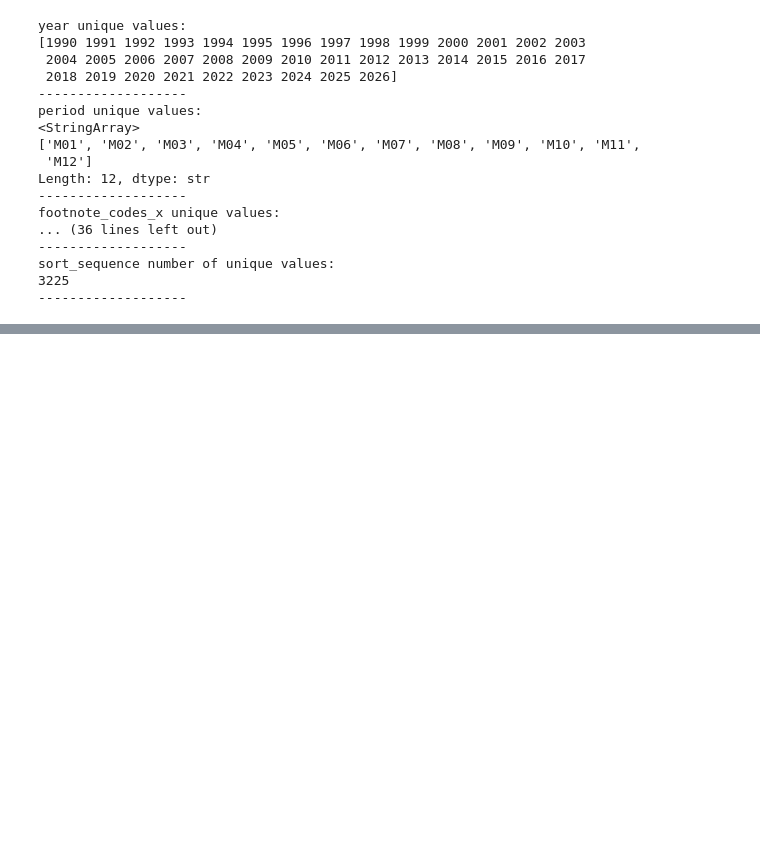
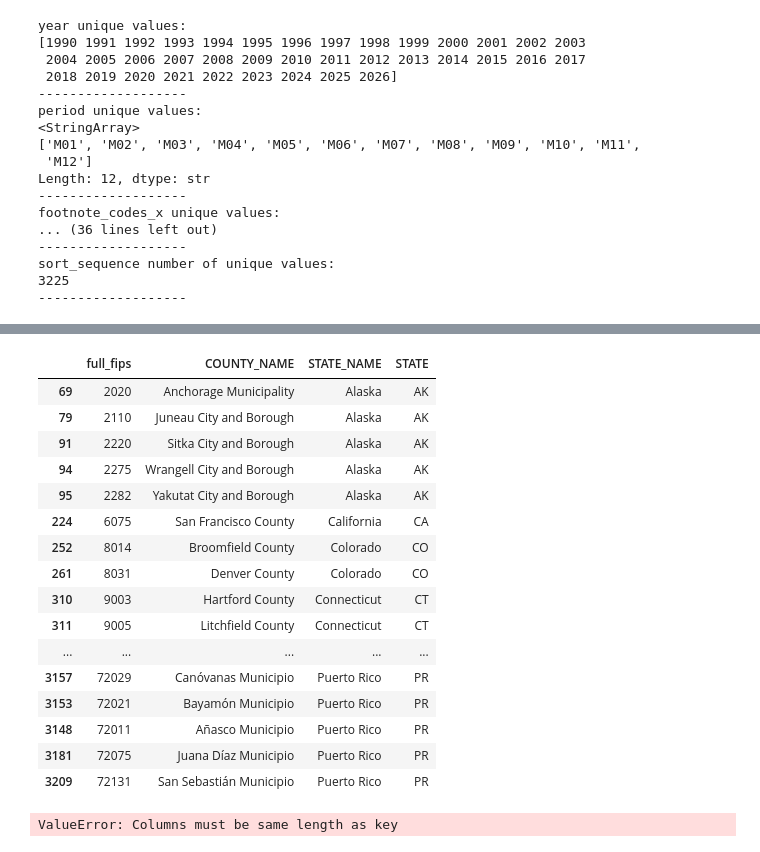
Before and after one commit to shaylouth/business_formations_local_econ_wellbeing, a Jupyter notebook: notebooks/laus_exploration.ipynb, the cells around one changed output, grey strips where cells are left out. Cells and saved outputs as stored; diff of their text form; code cells hidden in the pictures; blank space fills up the shorter version.

Commit message:
Minor progress investigating LAUS county filtering and merging issues

```diff
--- a/notebooks/laus_exploration.ipynb
+++ b/notebooks/laus_exploration.ipynb
@@ -273,0 +282,10 @@ sort_sequence number of unique values:
+# %%
+# Loading in county geo id file
+fips = pd.read_csv('../data_intermediate/county_geo_id.csv')
+
+# Attempted merge between fips and sort_sequence (test)
+# df = pd.merge(df, fips, left_on='sort_sequence', right_on='county_fips', indicator=True)
+# NOTE: sort_sequence is NOT county fips! Do not use!
+
+# Merging on county name string instead
+df = pd.merge(df, fips, left_on='county', right_on='COUNTY_NAME', indicator=True)
@@ -273,0 +322,49 @@ sort_sequence number of unique values:
+# %%
+# ######### LOOKING FOR MISSING COUNTIES ##################
+
+# Checking full FIPS file
+fips = pd.read_csv('../data_intermediate/county_geo_id.csv')
+
+# Comparing counties in FIPS file and LAUS file
+geo_fips = set(fips['full_fips'])
+laus_fips = set(df['full_fips'])
+
+missing = geo_fips - laus_fips
+len(missing) # missing 34 counties
+
+# Finding missing counties
+fips.loc[fips['full_fips'].isin(missing), ['full_fips', 'COUNTY_NAME', 'STATE_NAME', 'STATE']].sort_values('STATE')
+# %% [output]
+|  | full_fips | COUNTY_NAME | STATE_NAME | STATE |
+| 69 | 2020 | Anchorage Municipality | Alaska | AK |
+| 79 | 2110 | Juneau City and Borough | Alaska | AK |
+| 91 | 2220 | Sitka City and Borough | Alaska | AK |
+| 94 | 2275 | Wrangell City and Borough | Alaska | AK |
+| 95 | 2282 | Yakutat City and Borough | Alaska | AK |
+| 224 | 6075 | San Francisco County | California | CA |
+| 252 | 8014 | Broomfield County | Colorado | CO |
+| 261 | 8031 | Denver County | Colorado | CO |
+| 310 | 9003 | Hartford County | Connecticut | CT |
+| 311 | 9005 | Litchfield County | Connecticut | CT |
+| ... | ... | ... | ... | ... |
+| 3157 | 72029 | Canóvanas Municipio | Puerto Rico | PR |
+| 3153 | 72021 | Bayamón Municipio | Puerto Rico | PR |
+| 3148 | 72011 | Añasco Municipio | Puerto Rico | PR |
+| 3181 | 72075 | Juana Díaz Municipio | Puerto Rico | PR |
+| 3209 | 72131 | San Sebastián Municipio | Puerto Rico | PR |
+# %%
+# ################ FINDING MISSING COUNTIES IN ORIGINAL LAUS AREA FILE ###################
+# NOTE: make sure code block 57 ('AREA FILE PREPARATION') is commented out in this file before running this block
+
+# Checking number of counties in the F category of original LAUS area file
+len(area.loc[area['area_type_code'] == 'F', 'area_text'].unique()) # There are 3,225!!!
+
+# Splitting area_text over comma to separate out state names where applicable
+area[['area_1', 'area_2']] = area['area_text'].str.split(', ', expand=True)
+
+# sort full LAUS area counties alphabetically within states and find
+
+
+# Check where some missing counties show up in the LAUS file
+# %% [output]
+ValueError: Columns must be same length as key
```
Also changed, not shown: parts of 8 cells of this notebook, 6 other files.
